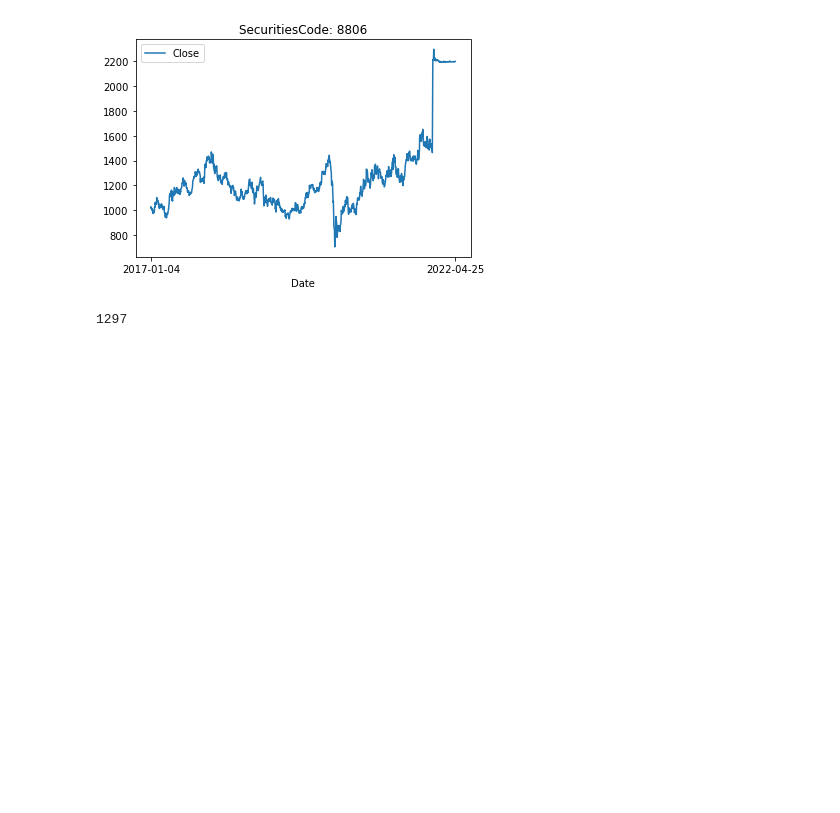
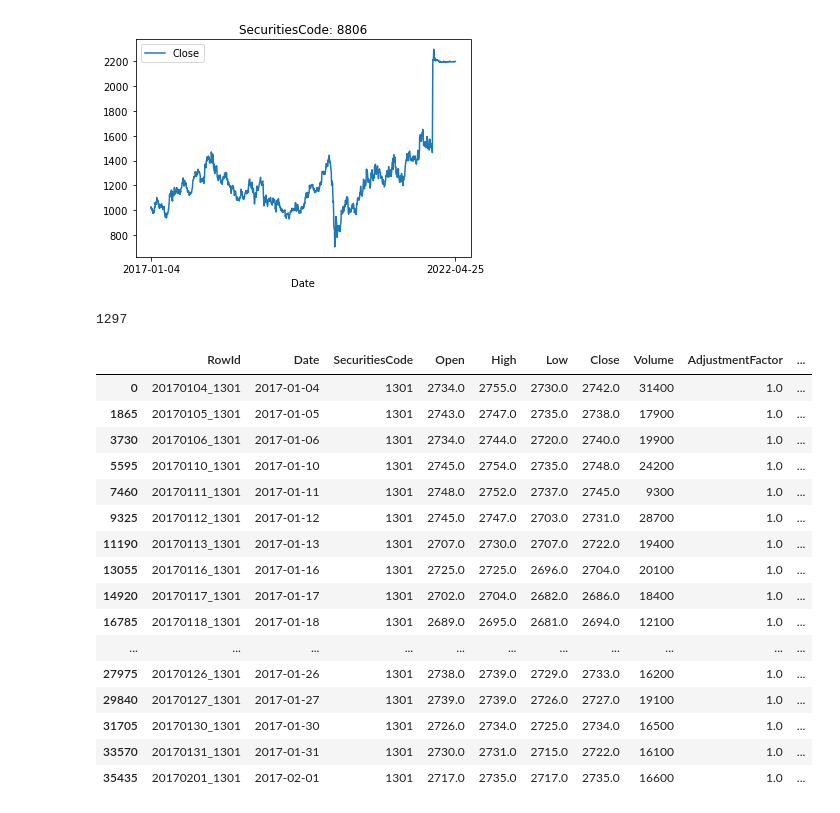
Before and after one commit to KienLe-git/JPX_stock_2022, a Jupyter notebook: working/0.1_EDA.ipynb, the cells around one changed output. Drawn from its saved outputs; the diff is of its cells as text; code cells hidden in the pictures; blank space fills up the shorter version.

```diff
--- a/working/0.1_EDA.ipynb
+++ b/working/0.1_EDA.ipynb
@@ -390,3 +390,27 @@ render_col(pd.concat([prices, supplemental_prices]), 8806, ['Close'])
 # %% [output]
 [figure]
 1297
+# %%
+tmp = prices.copy()
+# %%
+tmp['dayofweeks'] = tmp['Date'].dt.dayofweek
+# %%
+tmp[tmp['SecuritiesCode'] == 1301].head(20)
+# %% [output]
+|  | RowId | Date | SecuritiesCode | Open | High | Low | Close | Volume | AdjustmentFactor | ... |
+| 0 | 20170104_1301 | 2017-01-04 | 1301 | 2734.0 | 2755.0 | 2730.0 | 2742.0 | 31400 | 1.0 | ... |
+| 1865 | 20170105_1301 | 2017-01-05 | 1301 | 2743.0 | 2747.0 | 2735.0 | 2738.0 | 17900 | 1.0 | ... |
+| 3730 | 20170106_1301 | 2017-01-06 | 1301 | 2734.0 | 2744.0 | 2720.0 | 2740.0 | 19900 | 1.0 | ... |
+| 5595 | 20170110_1301 | 2017-01-10 | 1301 | 2745.0 | 2754.0 | 2735.0 | 2748.0 | 24200 | 1.0 | ... |
+| 7460 | 20170111_1301 | 2017-01-11 | 1301 | 2748.0 | 2752.0 | 2737.0 | 2745.0 | 9300 | 1.0 | ... |
+| 9325 | 20170112_1301 | 2017-01-12 | 1301 | 2745.0 | 2747.0 | 2703.0 | 2731.0 | 28700 | 1.0 | ... |
+| 11190 | 20170113_1301 | 2017-01-13 | 1301 | 2707.0 | 2730.0 | 2707.0 | 2722.0 | 19400 | 1.0 | ... |
+| 13055 | 20170116_1301 | 2017-01-16 | 1301 | 2725.0 | 2725.0 | 2696.0 | 2704.0 | 20100 | 1.0 | ... |
+| 14920 | 20170117_1301 | 2017-01-17 | 1301 | 2702.0 | 2704.0 | 2682.0 | 2686.0 | 18400 | 1.0 | ... |
+| 16785 | 20170118_1301 | 2017-01-18 | 1301 | 2689.0 | 2695.0 | 2681.0 | 2694.0 | 12100 | 1.0 | ... |
+| ... | ... | ... | ... | ... | ... | ... | ... | ... | ... | ... |
+| 27975 | 20170126_1301 | 2017-01-26 | 1301 | 2738.0 | 2739.0 | 2729.0 | 2733.0 | 16200 | 1.0 | ... |
+| 29840 | 20170127_1301 | 2017-01-27 | 1301 | 2739.0 | 2739.0 | 2726.0 | 2727.0 | 19100 | 1.0 | ... |
+| 31705 | 20170130_1301 | 2017-01-30 | 1301 | 2726.0 | 2734.0 | 2725.0 | 2734.0 | 16500 | 1.0 | ... |
+| 33570 | 20170131_1301 | 2017-01-31 | 1301 | 2730.0 | 2731.0 | 2715.0 | 2722.0 | 16100 | 1.0 | ... |
+| 35435 | 20170201_1301 | 2017-02-01 | 1301 | 2717.0 | 2735.0 | 2717.0 | 2735.0 | 16600 | 1.0 | ... |
```
